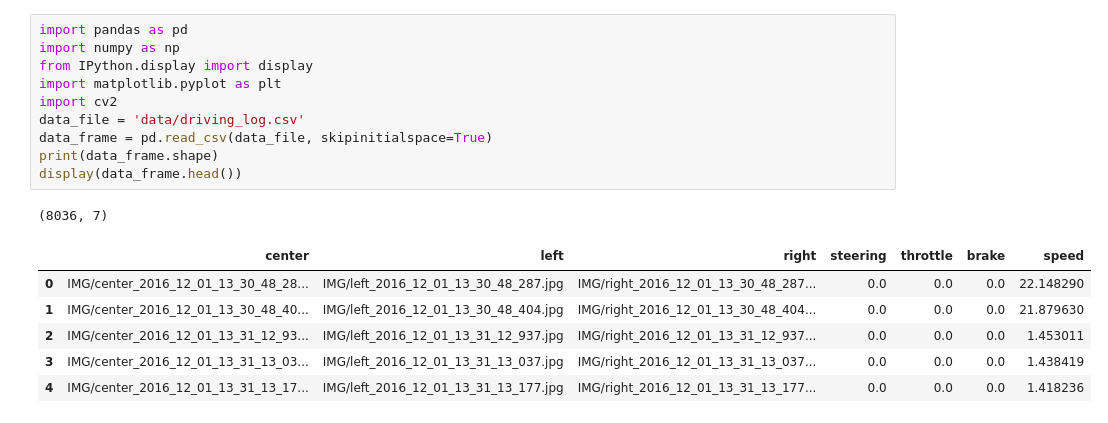
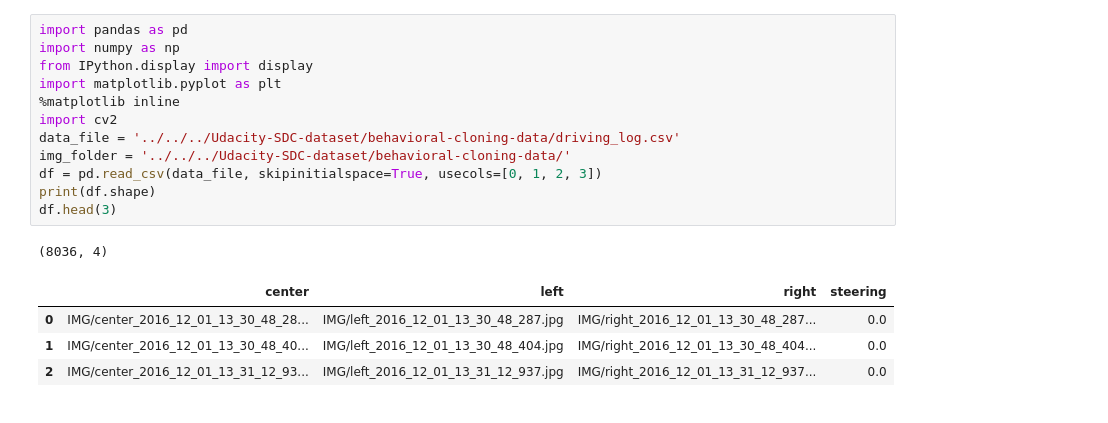
Before and after one commit to piliwilliam0306/Udacity-SDC, a Jupyter notebook: CarND-BehavioralCloning-P3/P3.ipynb, the cells around one changed output. Saved outputs shown, nothing was run; the diff lists cells and outputs as text.

```diff
--- a/CarND-BehavioralCloning-P3/P3.ipynb
+++ b/CarND-BehavioralCloning-P3/P3.ipynb
@@ -1,18 +1,18 @@
 # %%
 import pandas as pd
 import numpy as np
 from IPython.display import display
 import matplotlib.pyplot as plt
+%matplotlib inline
 import cv2
-data_file = 'data/driving_log.csv'
-data_frame = pd.read_csv(data_file, skipinitialspace=True)
-print(data_frame.shape)
-display(data_frame.head())
+data_file = '../../../Udacity-SDC-dataset/behavioral-cloning-data/driving_log.csv'
+img_folder = '../../../Udacity-SDC-dataset/behavioral-cloning-data/'
+df = pd.read_csv(data_file, skipinitialspace=True, usecols=[0, 1, 2, 3])
+print(df.shape)
+df.head(3)
 # %% [output]
-(8036, 7)
+(8036, 4)
-|  | center | left | right | steering | throttle | brake | speed |
-| 0 | IMG/center_2016_12_01_13_30_48_28... | IMG/left_2016_12_01_13_30_48_287.jpg | IMG/right_2016_12_01_13_30_48_287... | 0.0 | 0.0 | 0.0 | 22.148290 |
-| 1 | IMG/center_2016_12_01_13_30_48_40... | IMG/left_2016_12_01_13_30_48_404.jpg | IMG/right_2016_12_01_13_30_48_404... | 0.0 | 0.0 | 0.0 | 21.879630 |
-| 2 | IMG/center_2016_12_01_13_31_12_93... | IMG/left_2016_12_01_13_31_12_937.jpg | IMG/right_2016_12_01_13_31_12_937... | 0.0 | 0.0 | 0.0 | 1.453011 |
-| 3 | IMG/center_2016_12_01_13_31_13_03... | IMG/left_2016_12_01_13_31_13_037.jpg | IMG/right_2016_12_01_13_31_13_037... | 0.0 | 0.0 | 0.0 | 1.438419 |
-| 4 | IMG/center_2016_12_01_13_31_13_17... | IMG/left_2016_12_01_13_31_13_177.jpg | IMG/right_2016_12_01_13_31_13_177... | 0.0 | 0.0 | 0.0 | 1.418236 |
+|  | center | left | right | steering |
+| 0 | IMG/center_2016_12_01_13_30_48_28... | IMG/left_2016_12_01_13_30_48_287.jpg | IMG/right_2016_12_01_13_30_48_287... | 0.0 |
+| 1 | IMG/center_2016_12_01_13_30_48_40... | IMG/left_2016_12_01_13_30_48_404.jpg | IMG/right_2016_12_01_13_30_48_404... | 0.0 |
+| 2 | IMG/center_2016_12_01_13_31_12_93... | IMG/left_2016_12_01_13_31_12_937.jpg | IMG/right_2016_12_01_13_31_12_937... | 0.0 |
```
Also changed, not shown: parts of 33 cells of this notebook, 5 other files.
